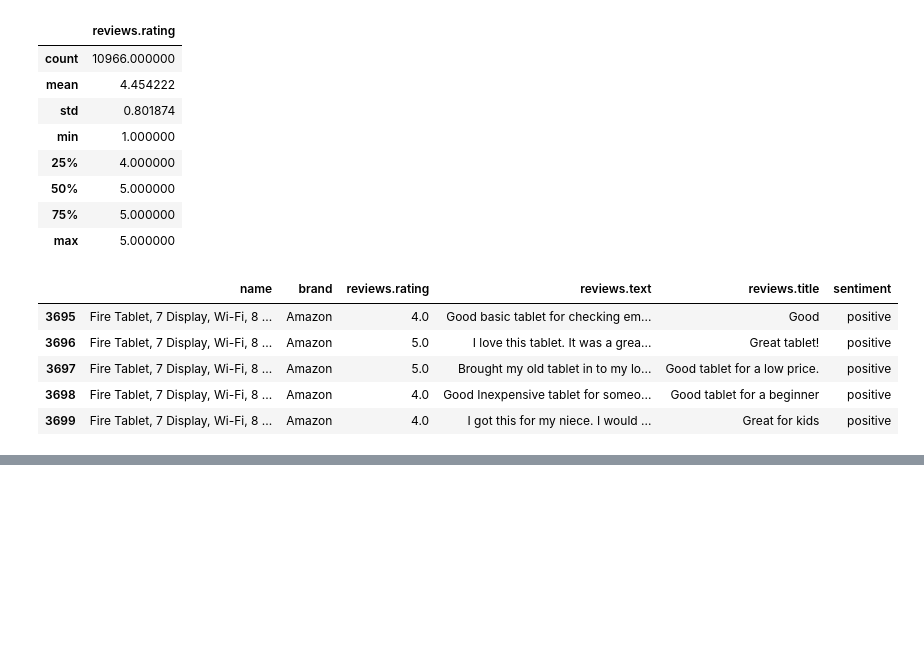
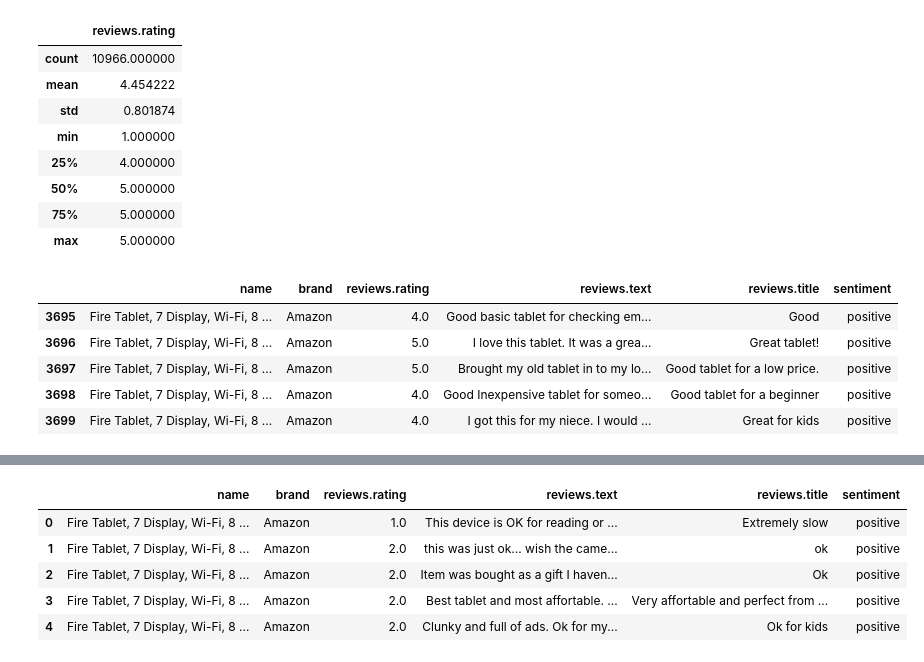
Before and after one commit to GDSC-IAU/Selection-Python, a Jupyter notebook: Project/SentimentAnalyzer.ipynb, the cells around one changed output, grey strips where cells are left out. Cells and saved outputs as stored; diff of their text form; code cells hidden in the pictures; blank space fills up the shorter version.

```diff
--- a/Project/SentimentAnalyzer.ipynb
+++ b/Project/SentimentAnalyzer.ipynb
@@ -113,0 +177,19 @@ productDF.head(20)
+# %%
+# Find examples where rating is more than 4 but sentiment is negative
+falseNegative = productDF[(productDF["reviews.rating"] > 4) & (productDF["sentiment"] == "negative")]
+
+# Find examples where rating is less than 3 but sentiment is positive
+falsePositive = productDF[(productDF["reviews.rating"] < 3) & (productDF["sentiment"] == "positive")]
+
+# reset indicies
+falseNegative = falseNegative.reset_index(drop=True)
+falsePositive = falsePositive.reset_index(drop=True)
+
+falsePositive.head()
+# %% [output]
+|  | name | brand | reviews.rating | reviews.text | reviews.title | sentiment |
+| 0 | Fire Tablet, 7 Display, Wi-Fi, 8 ... | Amazon | 1.0 | This device is OK for reading or ... | Extremely slow | positive |
+| 1 | Fire Tablet, 7 Display, Wi-Fi, 8 ... | Amazon | 2.0 | this was just ok... wish the came... | ok | positive |
+| 2 | Fire Tablet, 7 Display, Wi-Fi, 8 ... | Amazon | 2.0 | Item was bought as a gift I haven... | Ok | positive |
+| 3 | Fire Tablet, 7 Display, Wi-Fi, 8 ... | Amazon | 2.0 | Best tablet and most affortable. ... | Very affortable and perfect from ... | positive |
+| 4 | Fire Tablet, 7 Display, Wi-Fi, 8 ... | Amazon | 2.0 | Clunky and full of ads. Ok for my... | Ok for kids | positive |
```
Also changed, not shown: parts of 9 cells of this notebook, 1 other file.
